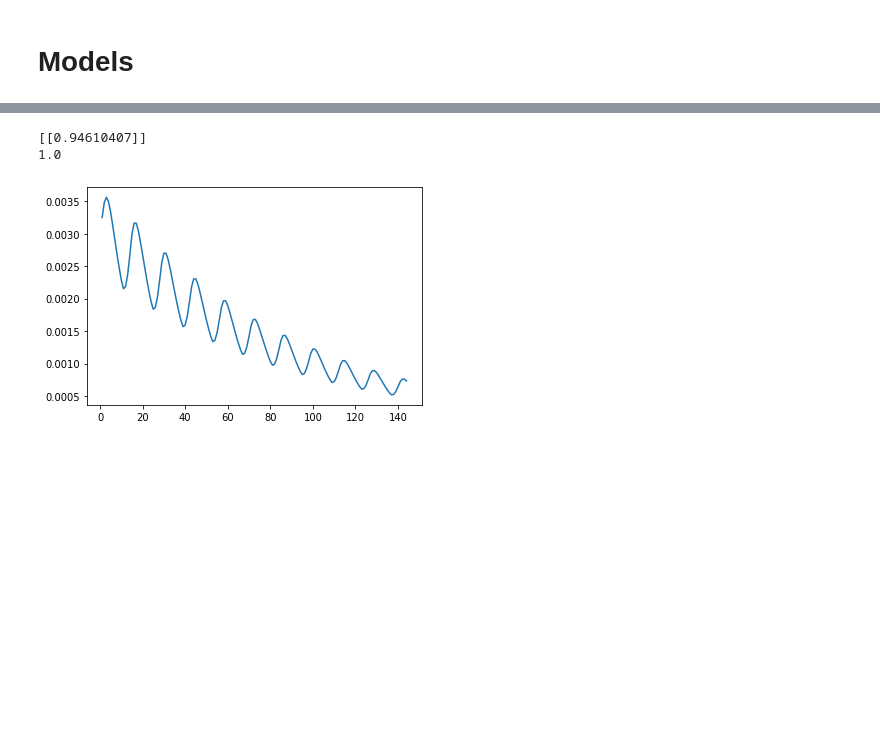
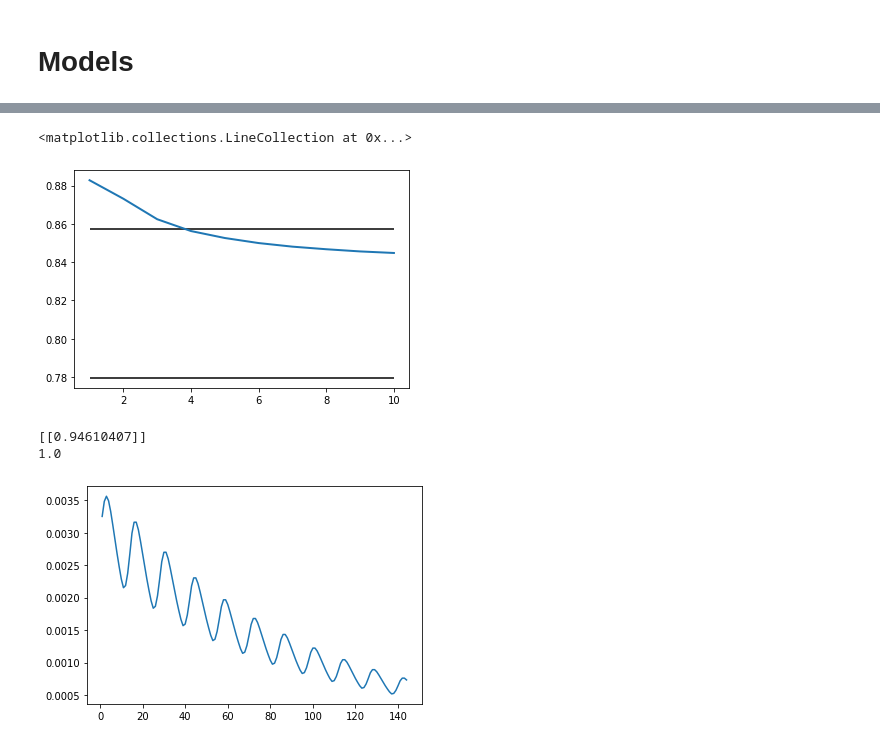
Before and after one commit to milo-lab/cyclic_strategy, a Jupyter notebook: code.ipynb, the cells around one changed output, grey strips where cells are left out. Drawn from its saved outputs; the diff is of its cells as text; code cells hidden in the pictures; blank space fills up the shorter version.

```diff
--- a/code.ipynb
+++ b/code.ipynb
@@ -212,3 +208,22 @@ y0 = [1,1e-6,1e-6,1e-6,1e-6,0]
 # SEIR_erlang_model(y0,0,config,lambda x: 1.5)
 tmax=125+19
 sol =run(SEIR_erlang_model,config,y0,14,10,1.5,0.6,tmax)
+# %%
+w_range = np.linspace(1,10,10)#np.logspace(0,2,10)
+
+def run_d(days):
+    y0 = [1,1e-3,1e-3,1e-3,1e-3,0]
+    c = 3.5*days
+    l = 2.5*days
+    tmax=int(9*c)
+    t = np.linspace(1,tmax,tmax)
+    config = {'Tinc': 3, 'Tinf': 4, 'beta': 1/7, 'gamma': 1/7}
+    sol3 =run(SEIR_erlang_model,config,y0,c,l,1.5,0.6,tmax)
+    linfit = LinearRegression()
+#     print(c)
+    linfit.fit((t[10:]).reshape(-1,1), np.log(sol3[10:,3:5].sum(axis=1).reshape(-1,1)))
+    return(np.exp(linfit.coef_[0][0]*5))
+d1 = np.vectorize(run_d)
+
+p = d1(w_range)
+# plt.plot(np.log(run(SEIR_erlang_model,config,y0,42,30,1.5,0.6,350)[:1000,3:5].sum(axis=1)))
@@ -215,3 +241,11 @@ sol =run(SEIR_erlang_model,config,y0,14,10,1.5,0.6,tmax)
+# %%
+plt.plot(w_range,p,linewidth=2,label='$R_W$=1.5;$R_L$=0.6')
+plt.hlines((1.5*4+0.6*10)/14,1,10)
+plt.hlines((1.5**4*0.6**10)**(1/14),1,10)
+# plt.xscale('log')
+# %% [output]
+<matplotlib.collections.LineCollection at 0x...>
+[figure, added]
 # %%
 config = {'Tinc': 1, 'Tinf': 4, 'beta': 1/7, 'gamma': 1/7}
 # S,E1,E2,I1,I2,R = y
```
Also changed, not shown: parts of 3 cells of this notebook.
